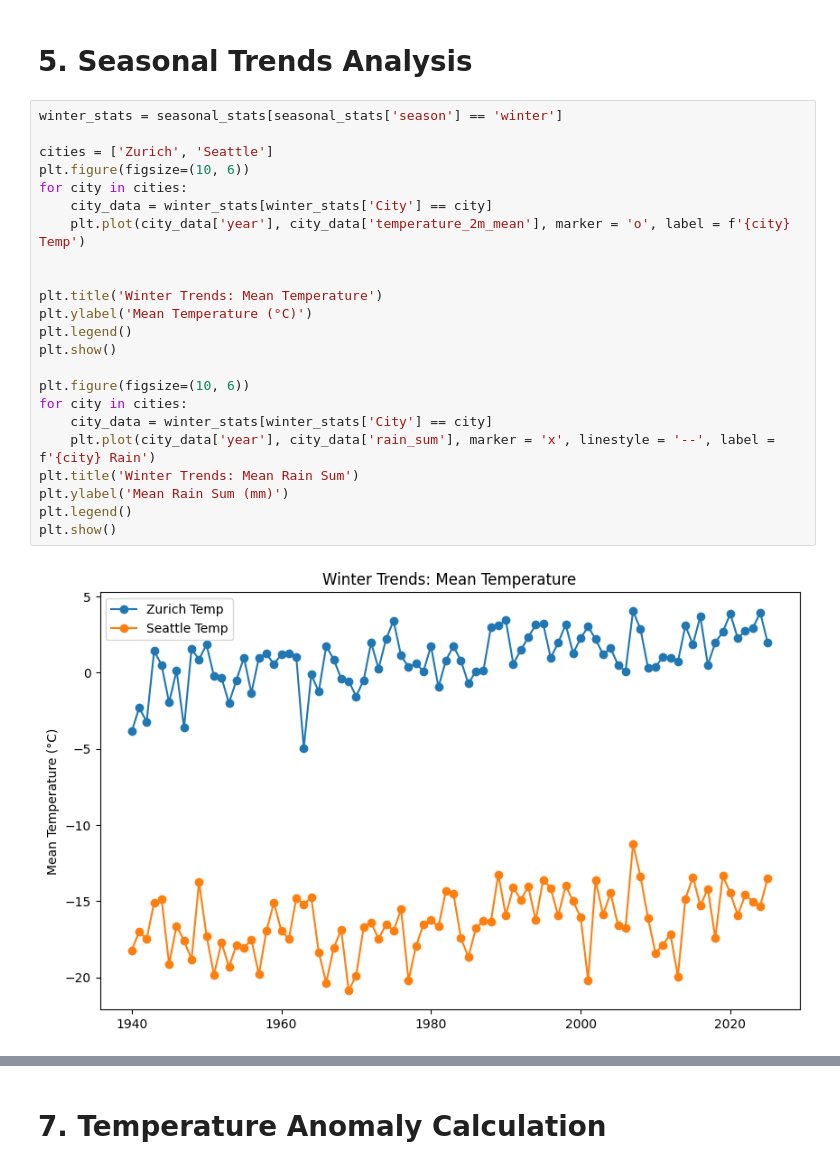
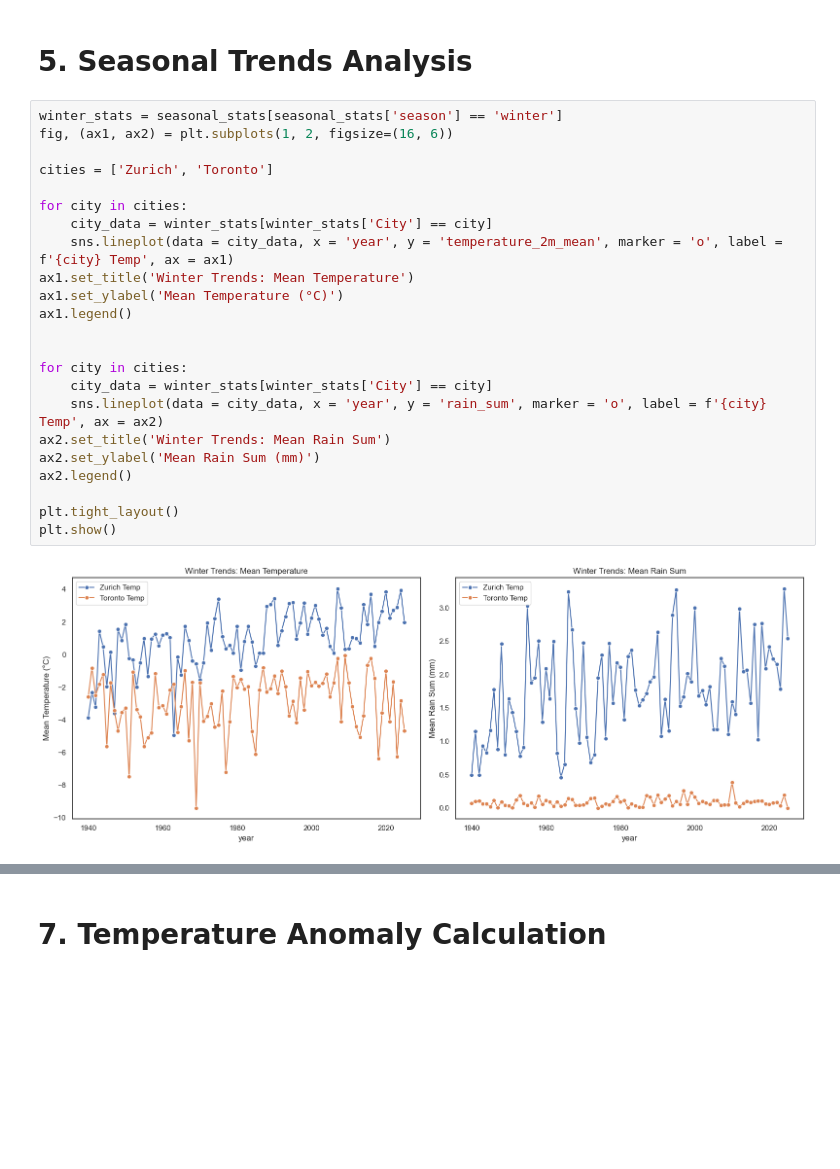
Before and after one commit to Jaffels/CIP_FS25_111, a Jupyter notebook: Nhat.ipynb, the cells around one changed output, grey strips where cells are left out. Drawn from its saved outputs; the diff is of its cells as text; blank space fills up the shorter version.

Commit message:
Update the code to change from Seattle to Toronto, from using matplotlib to seaborn

```diff
--- a/Nhat.ipynb
+++ b/Nhat.ipynb
@@ -42,26 +43,26 @@ seasonal_stats = df_season.groupby(['City', 'season', 'year']).agg({
 # 5. Seasonal Trends Analysis
 # %%
 winter_stats = seasonal_stats[seasonal_stats['season'] == 'winter']
+fig, (ax1, ax2) = plt.subplots(1, 2, figsize=(16, 6))
 
-cities = ['Zurich', 'Seattle']
-plt.figure(figsize=(10, 6))
+cities = ['Zurich', 'Toronto']
+
 for city in cities:
     city_data = winter_stats[winter_stats['City'] == city]
-    plt.plot(city_data['year'], city_data['temperature_2m_mean'], marker = 'o', label = f'{city} Temp')
+    sns.lineplot(data = city_data, x = 'year', y = 'temperature_2m_mean', marker = 'o', label = f'{city} Temp', ax = ax1)
+ax1.set_title('Winter Trends: Mean Temperature')
+ax1.set_ylabel('Mean Temperature (°C)')
+ax1.legend()
 
 
-plt.title('Winter Trends: Mean Temperature')
-plt.ylabel('Mean Temperature (°C)')
-plt.legend()
-plt.show()
-
-plt.figure(figsize=(10, 6))
 for city in cities:
     city_data = winter_stats[winter_stats['City'] == city]
-    plt.plot(city_data['year'], city_data['rain_sum'], marker = 'x', linestyle = '--', label = f'{city} Rain')
-plt.title('Winter Trends: Mean Rain Sum')
-plt.ylabel('Mean Rain Sum (mm)')
-plt.legend()
+    sns.lineplot(data = city_data, x = 'year', y = 'rain_sum', marker = 'o', label = f'{city} Temp', ax = ax2)
+ax2.set_title('Winter Trends: Mean Rain Sum')
+ax2.set_ylabel('Mean Rain Sum (mm)')
+ax2.legend()
+
+plt.tight_layout()
 plt.show()
 # %% [output]
-[figure, old version]
+[figure, new version]
```
Also changed, not shown: parts of 7 cells of this notebook.
